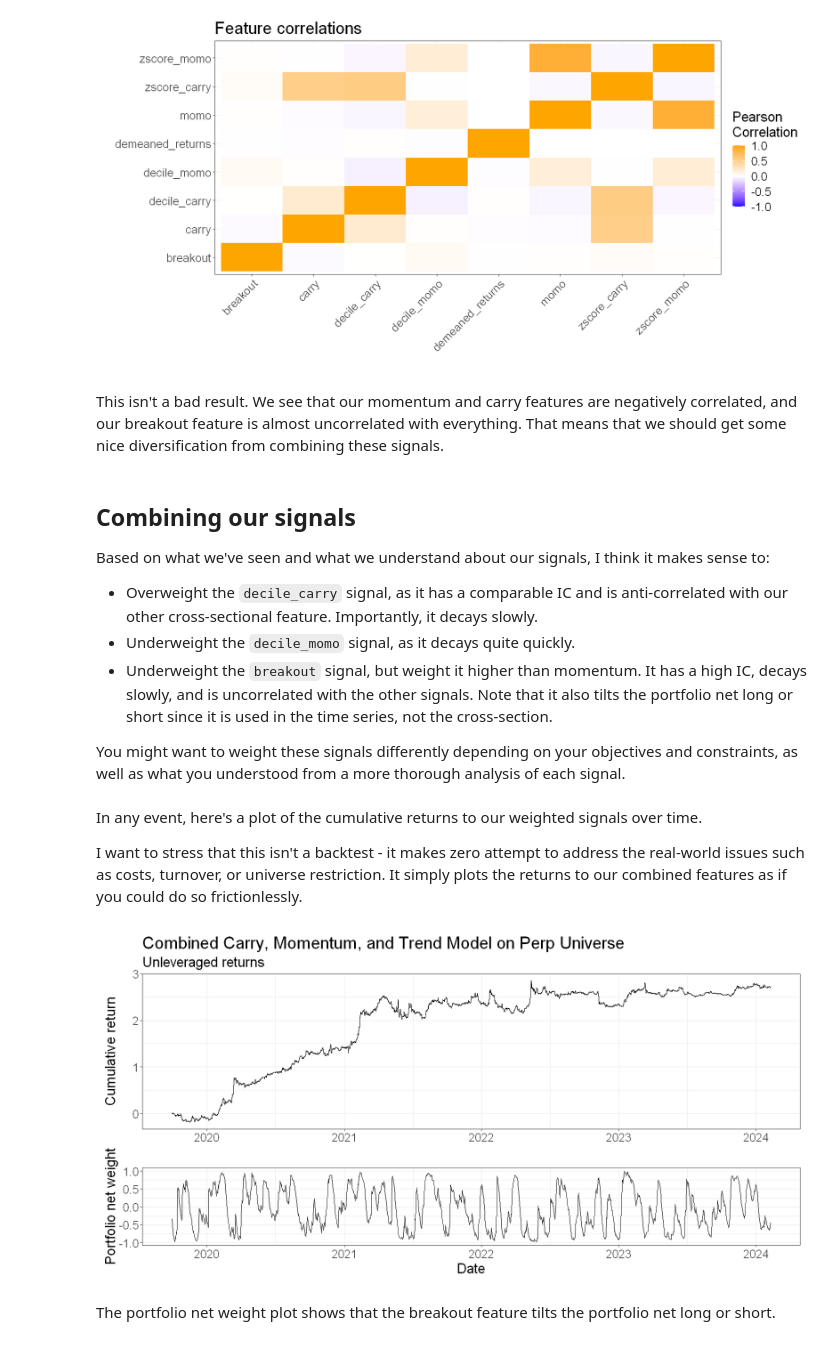
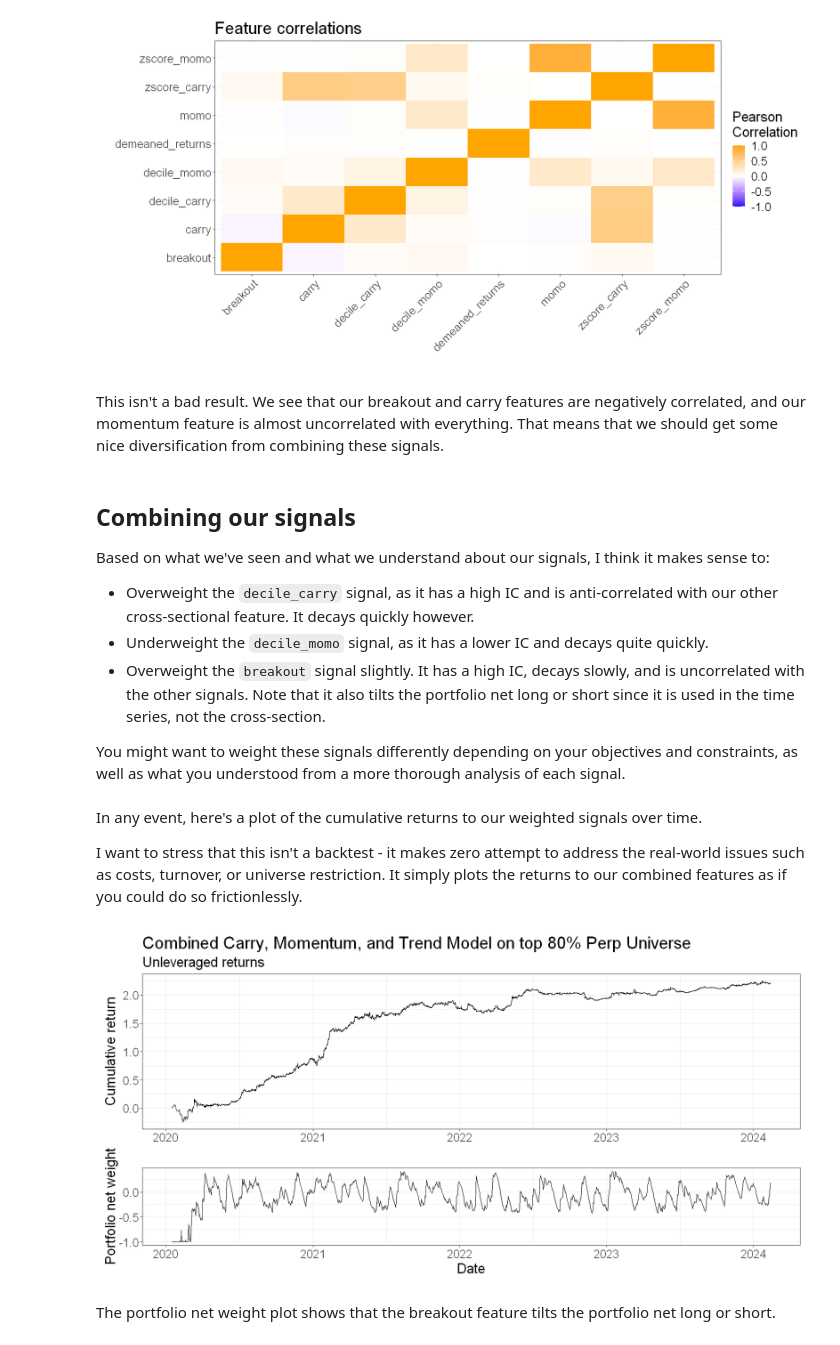
Before and after one commit to Robot-Wealth/trader-tales, a Jupyter notebook: quantifying-combining-alphas/quantifying_and_combining_alphas.ipynb, the cells around one changed output. Drawn from its saved outputs; the diff is of its cells as text; code cells hidden in the pictures.

```diff
--- a/quantifying-combining-alphas/quantifying_and_combining_alphas.ipynb
+++ b/quantifying-combining-alphas/quantifying_and_combining_alphas.ipynb
@@ -75,5 +72,20 @@ First, how many perps are in our universe?
 # %%
-perps %>%
+universe <- perps %>%
+  group_by(ticker) %>%
+  mutate(trail_volume = roll_mean(dollar_volume, 30)) %>%
+  # also calculate returns for later
+  mutate(
+    total_return_simple = funding_rate + (dplyr::lead(close, 1) - close)/close,
+    total_return_log = log(1 + total_return_simple)
+  ) %>%
+  na.omit() %>%
+  group_by(date) %>%
+  mutate(
+    volume_decile = ntile(trail_volume, 10),
+    is_universe = volume_decile >= 3
+  )
+
+universe %>%
   group_by(date, is_universe) %>%
   summarize(count = n(), .groups = "drop") %>%
   ggplot(aes(x=date, y=count, color = is_universe)) +
@@ -111,13 +123,14 @@ rolling_days_since_high_20 <- purrr::possibly(
   otherwise = NA
 )
 
-features <- perps %>%
+features <- universe %>%
   group_by(ticker) %>%
   arrange(date) %>%
   mutate(
-    breakout = lag(9.5 - rolling_days_since_high_20(close)),  # puts this feature on a scale -9.5 to +9.5
+    # lag features
+    breakout = lag(9.5 - rolling_days_since_high_20(close)),  # puts this feature on a scale -9.5 to +9.5 (9.5 = high was today)
     momo = lag(close - lag(close, 10)/close),
-    carry = lag(funding_returns_log)
+    carry = lag(funding_rate)
   ) %>%
   ungroup() %>%
   na.omit()
@@ -375,14 +385,14 @@ features_scaled %>%
 # %% [output]
 [figure]
 # %% [markdown]
-This isn't a bad result. We see that our momentum and carry features are negatively correlated, and our breakout feature is almost uncorrelated with everything. That means that we should get some nice diversification from combining these signals.
+This isn't a bad result. We see that our breakout and carry features are negatively correlated, and our momentum feature is almost uncorrelated with everything. That means that we should get some nice diversification from combining these signals.
 # %% [markdown]
 ## Combining our signals
 
 Based on what we've seen and what we understand about our signals, I think it makes sense to:
-- Overweight the `decile_carry` signal, as it has a comparable IC and is anti-correlated with our other cross-sectional feature. Importantly, it decays slowly.
-- Underweight the `decile_momo` signal, as it decays quite quickly.
-- Underweight the `breakout` signal, but weight it higher than momentum. It has a high IC, decays slowly, and is uncorrelated with the other signals. Note that it also tilts the portfolio net long or short since it is used in the time series, not the cross-section.
+- Overweight the `decile_carry` signal, as it has a high IC and is anti-correlated with our other cross-sectional feature. It decays quickly however.
+- Underweight the `decile_momo` signal, as it has a lower IC and decays quite quickly.
+- Overweight the `breakout` signal slightly. It has a high IC, decays slowly, and is uncorrelated with the other signals. Note that it also tilts the portfolio net long or short since it is used in the time series, not the cross-section.
 
 You might want to weight these signals differently depending on your objectives and constraints, as well as what you understood from a more thorough analysis of each signal.
 # %% [markdown]
@@ -392,40 +402,40 @@ I want to stress that this isn't a backtest - it makes zero attempt to address t
 # %%
 model_df <- features %>%
   filter(is_universe) %>%
   group_by(date) %>%
   mutate(
     carry_decile = ntile(carry, 10),
-    carry_weight = (carry_decile - 5.5)/5,  # will run -4.5 to 4.5
+    carry_weight = (carry_decile - 5.5),  # will run -4.5 to 4.5
     momo_decile = ntile(momo, 10),
-    momo_weight = -(momo_decile - 5.5)/5,  # will run -4.5 to 4.5
-    breakout_weight = breakout / 5 , # approx - breakout runs between -9 and 9
+    momo_weight = -(momo_decile - 5.5),  # will run -4.5 to 4.5
+    breakout_weight = breakout / 5,
     combined_weight = (0.5*carry_weight + 0.2*momo_weight + 0.3*breakout_weight),
     # scale weights so that abs values sum to 1 - no leverage condition
-    scaled_weight = combined_weight/sum(abs(combined_weight))
+    scaled_weight = if_else(combined_weight == 0, 0, combined_weight/sum(abs(combined_weight)))
   )
 
 returns_plot <- model_df %>%
-  summarize(returns = scaled_weight * total_returns_simple, .groups = "drop") %>%
+  summarize(returns = scaled_weight * total_return_simple, .groups = "drop") %>%
   mutate(logreturns = log(returns+1)) %>%
   ggplot(aes(x=date, y=cumsum(logreturns))) +
   geom_line() +
   labs(
-    title = 'Combined Carry, Momentum, and Trend Model on Perp Universe',
+    title = 'Combined Carry, Momentum, and Trend Model on top 80% Perp Universe',
     subtitle = "Unleveraged returns",
     x = "",
     y = "Cumulative return"
   )
 
 weights_plot <- model_df %>%
   group_by(date) %>%
   summarise(total_weight = sum(scaled_weight)) %>%
   ggplot(aes(x = date, y = total_weight)) +
   geom_line() +
   labs(x = "Date", y = "Portfolio net weight")
 
 returns_plot / weights_plot + plot_layout(heights = c(2,1))
 # %% [output]
-[figure, old version]
+[figure, new version]
 # %% [markdown]
 The portfolio net weight plot shows that the breakout feature tilts the portfolio net long or short.
 # %% [markdown]
```
Also changed, not shown: parts of 23 cells of this notebook, 2 other files.
